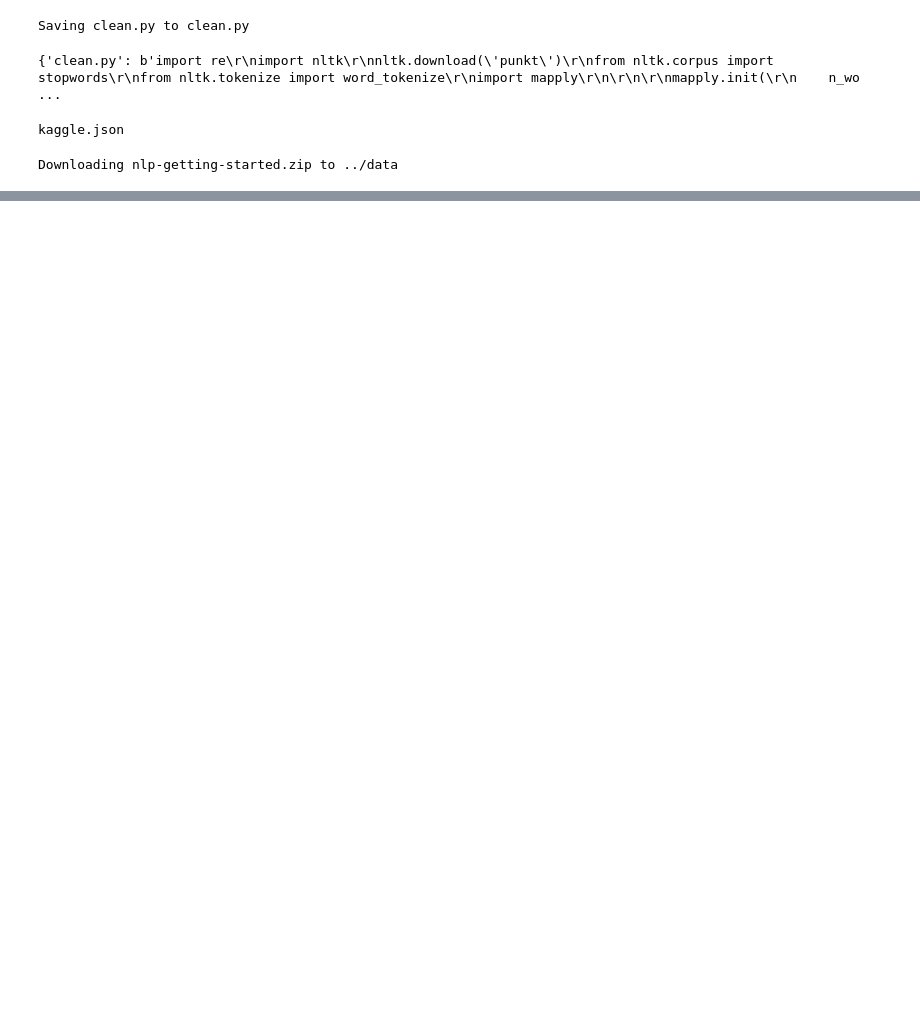
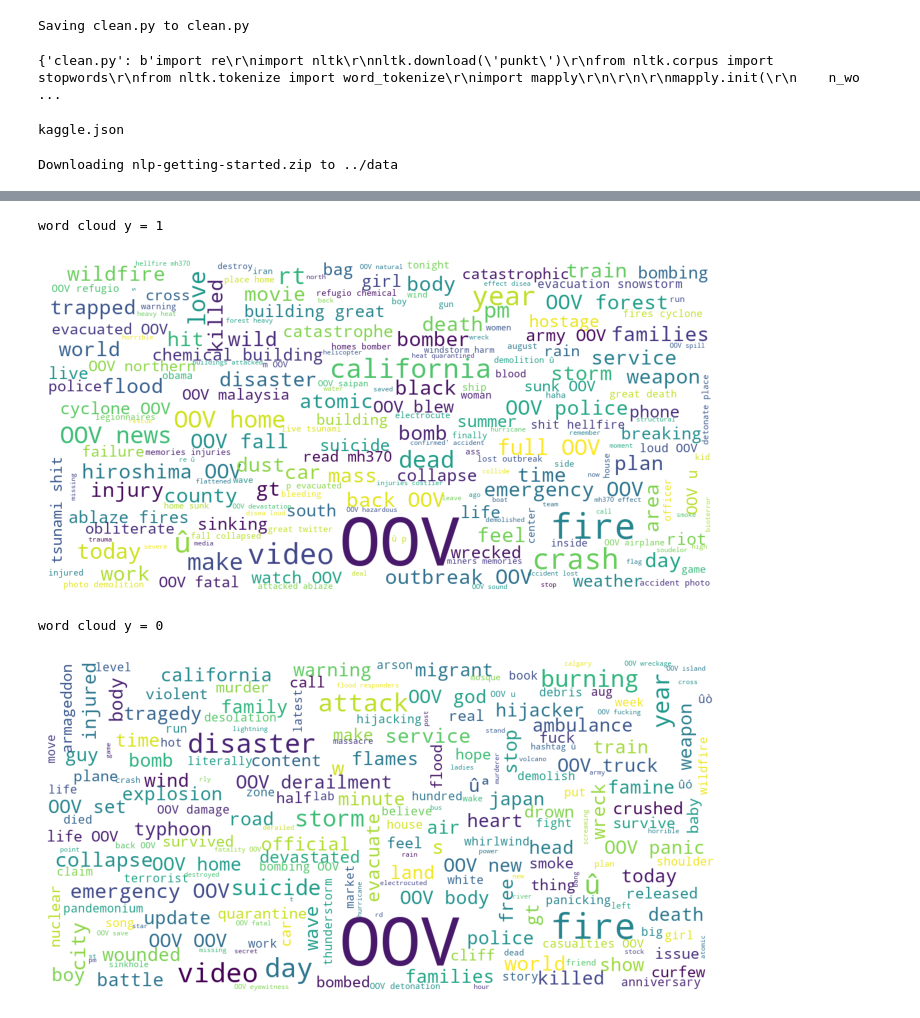
Before and after one commit to bamirandab/nlp-disaster-tweets, a Jupyter notebook: notebooks/model.ipynb, the cells around one changed output, grey strips where cells are left out. Cells and saved outputs as stored; diff of their text form; code cells hidden in the pictures; blank space fills up the shorter version.

```diff
--- a/notebooks/model.ipynb
+++ b/notebooks/model.ipynb
@@ -181,0 +257,14 @@ test_labels = [1 if label > 0.40 else 0 for label in testing_labels ]
+# %%
+train_data_evaluate = pd.DataFrame()
+words_index = {y: x for x, y in tokenizer.word_index.items()}
+
+train_data_evaluate["tokens_text"] = [[words_index[word + 1] for word in row] for row in X_train.tolist()]
+train_data_evaluate["tokens_text_clean"] = train_data_evaluate["tokens_text"].apply(lambda x: [word for word in x if word not in deafult_words])
+y_train_predict = [1 if label > 0.50 else 0 for label in model.predict(X_train) ]
+
+train_data_evaluate["Y"] = y_train
+train_data_evaluate["Yhat"] = y_train_predict
+train_data_evaluate_diff = train_data_evaluate.query('Y == Yhat').copy()
+
+train_data_evaluate_diff["text"] = train_data_evaluate["tokens_text_clean"].apply(lambda x: list(set(x)))
+train_data_evaluate_diff
@@ -182,3 +285,15 @@ test_labels = [1 if label > 0.40 else 0 for label in testing_labels ]
+# %%
+print('word cloud y = 1')
+show_wordcloud(' '.join([' '.join(row) for row in train_data_evaluate_diff.query('Y == 1')['text'].to_list()]))
+
+
+print('word cloud y = 0')
+show_wordcloud(' '.join([' '.join(row) for row in train_data_evaluate_diff.query('Y == 0')['text'].to_list()]))
+# %% [output]
+word cloud y = 1
+[figure, added]
+word cloud y = 0
+[figure, added]
 # %%
 test_df['target'] = pd.Series(test_labels)
 print(test_df.shape)
```
Also changed, not shown: parts of 12 cells of this notebook.
